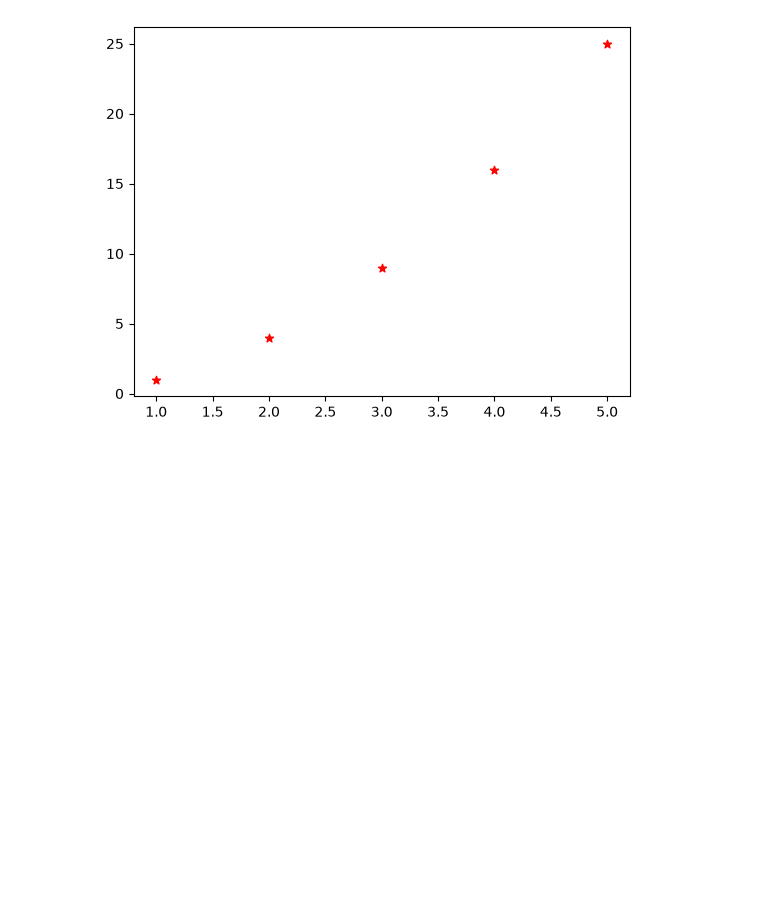
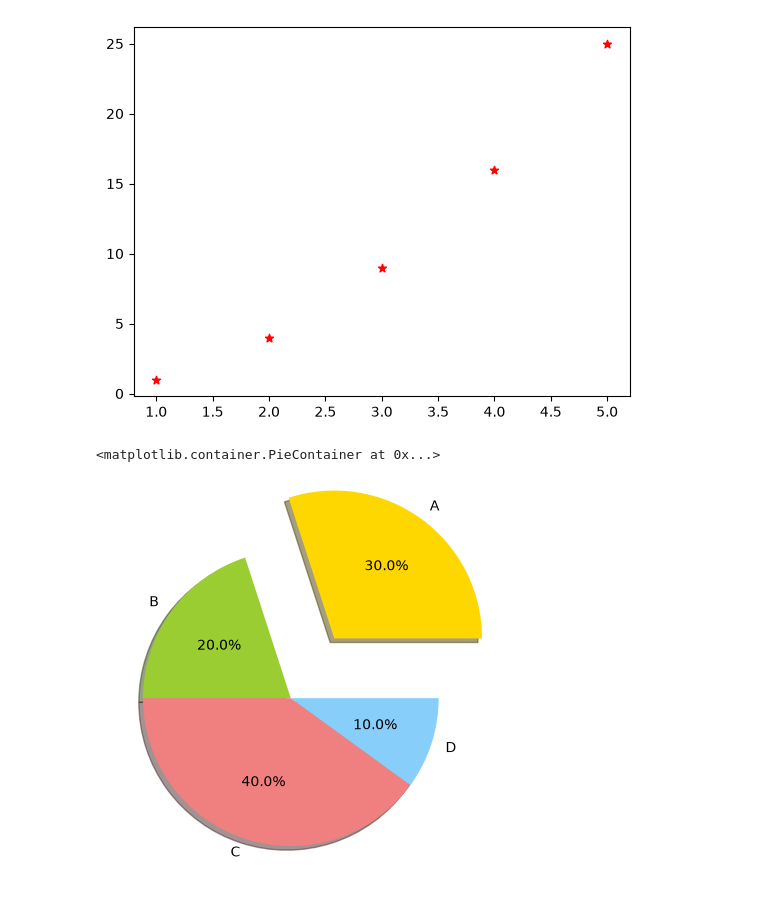
Before and after one commit to vanshvats07/python-practice, a Jupyter notebook: Data analysis/MatplotLib.ipynb, the cells around one changed output. Saved outputs shown, nothing was run; the diff lists cells and outputs as text; code cells hidden in the pictures; blank space fills up the shorter version.

```diff
--- a/Data analysis/MatplotLib.ipynb
+++ b/Data analysis/MatplotLib.ipynb
@@ -87,3 +87,13 @@ plt.scatter(x,y,color='red',marker='*')
 # %% [output]
 <matplotlib.collections.PathCollection at 0x...>
 [figure]
+# %%
+## Pie chart
+b=['A','B','C','D']
+c=[30,20,40,10]
+colors=['gold','yellowgreen','lightcoral','lightskyblue']
+explode=(0.5,0,0,0)
+plt.pie(c,explode=explode,labels=b,colors=colors,autopct="%1.1f%%",shadow="True")
+# %% [output]
+<matplotlib.container.PieContainer at 0x...>
+[figure, added]
```
